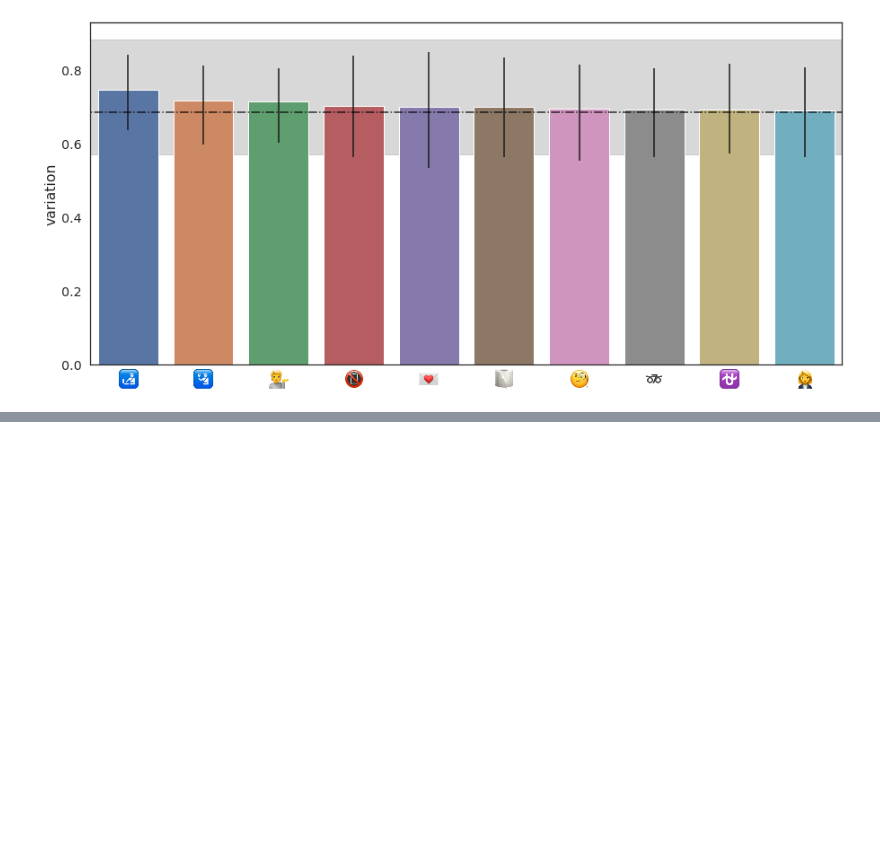
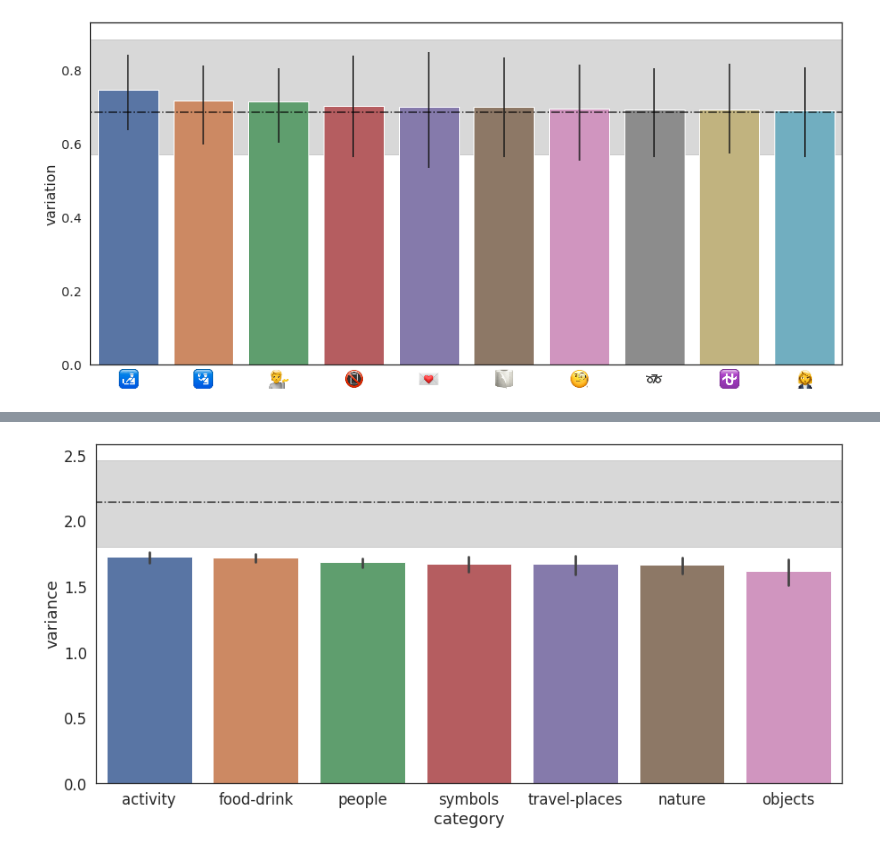
Before and after one commit to epfl-ada/emoji-ambiguity, a Jupyter notebook: notebooks/05_emoji_categories.ipynb, the cells around one changed output, grey strips where cells are left out. Drawn from its saved outputs; the diff is of its cells as text; code cells hidden in the pictures; blank space fills up the shorter version.

```diff
--- a/notebooks/05_emoji_categories.ipynb
+++ b/notebooks/05_emoji_categories.ipynb
@@ -20,5 +20,5 @@ from settings import AMBIGUITY_VARIATION, EMOJI_CATEGORIZED
 pd.set_option('mode.chained_assignment', None)
 
 sns.set_color_codes()
-sns.set(rc={'figure.figsize':(15, 7)}, font_scale=1.3)
+sns.set(rc={'figure.figsize':(15, 7)}, font_scale=1.5)
 sns.set_style("white", {'axes.grid' : False})
@@ -137,3 +150,6 @@ def assign_category(emoji):
 variations["category"] = variations.emoji.apply(assign_category)
 # %%
 variations = variations[variations.category != "flags"]
+# %%
+baseline = 2.141998551091523
+baselines_CIs = [1.8021563414149595, 2.4626271965653945]
@@ -139,0 +160,2 @@ variations = variations[variations.category != "flags"]
+# %%
+variations1 = variations[variations.variance < baselines_CIs[0]]
@@ -140,11 +173,13 @@ variations = variations[variations.category != "flags"]
 # %%
-order = variations.groupby("category").variation.mean().sort_values(ascending=False).index.tolist()
+order = variations1.groupby("category").variance.mean().sort_values(ascending=False).index.tolist()
 
 fig, ax = plt.subplots()
 ax.plot(range(-2, 12), 14*[baseline], '-.', alpha=0.8, color='black', label='baseline')
 ax.fill_between(range(-2, 12), baselines_CIs[0],
                  baselines_CIs[1], alpha = 0.3, color='gray')
-sns.barplot(x='category', y='variation', data=variations, ax=ax, order=order);
+sns.barplot(x='category', y='variance', data=variations1, ax=ax, order=order);
+# %% [output]
+[figure, added]
 # %%
 variations[variations.emoji.isin(top_ten.emoji)].category.value_counts()
 # %%
```
Also changed, not shown: parts of 6 cells of this notebook, 10 other files.
